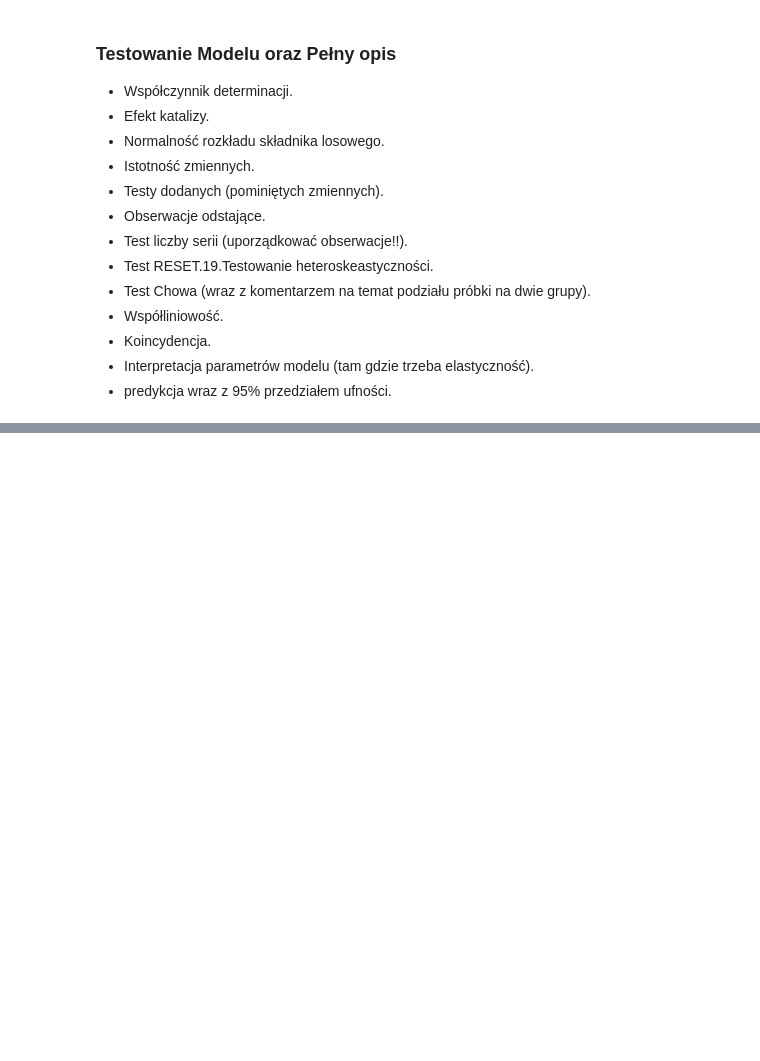
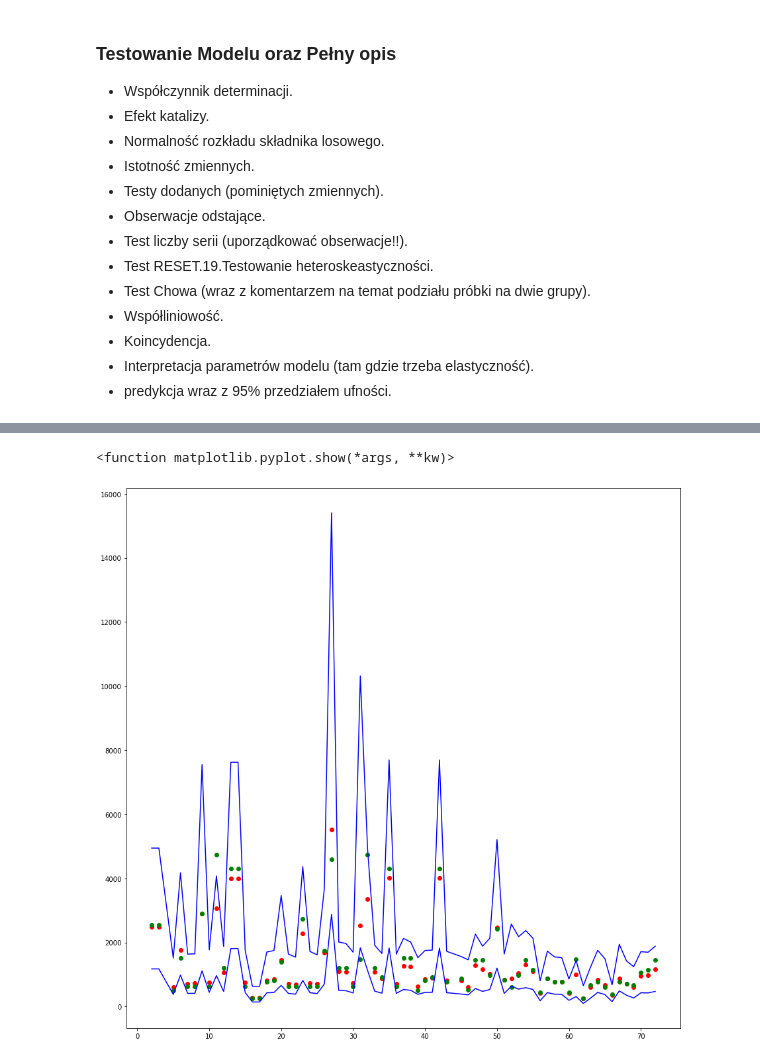
Before and after one commit to skuam/GUSAPI_to_csv, a Jupyter notebook: ProjektEkonometria.ipynb, the cells around one changed output, grey strips where cells are left out. Saved outputs shown, nothing was run; the diff lists cells and outputs as text; code cells hidden in the pictures; blank space fills up the shorter version.

```diff
--- a/ProjektEkonometria.ipynb
+++ b/ProjektEkonometria.ipynb
@@ -975,0 +939,19 @@ koincydencja = pd.DataFrame(koincydencja)
+# %%
+#Predykcje z 95% przedziałem ufności
+#default alpha is 0.05
+prstd = final_model.get_prediction()
+prstd.summary_frame()
+mean = prstd.summary_frame().loc[:,"mean"]
+#interwal dla obserwacji
+lower = prstd.summary_frame().loc[:,"obs_ci_lower"]
+upper = prstd.summary_frame().loc[:,"obs_ci_upper"]
+
+mean = np.array(np.exp(mean)*np.sqrt(np.exp(final_model.resid))).reshape(-1,1)
+lower = np.array(np.exp(lower)).reshape(-1,1)#*np.sqrt(np.exp(final_model.resid))
+upper = np.array(np.exp(upper)).reshape(-1,1)#*np.sqrt(np.exp(final_model.resid))
+true =  np.array(Dane["Cena"]).reshape(-1,1)
+Predictions = pd.DataFrame(np.concatenate([mean, lower, upper, true], axis=1),
+                           columns= ['Średnia wartosc','Dolna','Górna','Prawdziwa'])
+
+save_to_latex(Predictions.to_latex(), "Tabela Predykcji")
+print(Predictions)
@@ -975,0 +973,15 @@ koincydencja = pd.DataFrame(koincydencja)
+# %%
+#sorting by true priece to beter visialize
+true = np.exp(Y)
+
+plt.figure(figsize=(15,15))
+plt.plot( Y.index , mean, "ro")
+plt.plot( Y.index ,true , "go")
+plt.plot( Y.index , upper, "b")
+plt.plot( Y.index , lower, "b")
+
+plt.savefig(f"figs/wykres_predykcji.jpg")
+plt.show
+# %% [output]
+<function matplotlib.pyplot.show(*args, **kw)>
+[figure, added]
```
Also changed, not shown: parts of 44 cells of this notebook, 1 other file.
